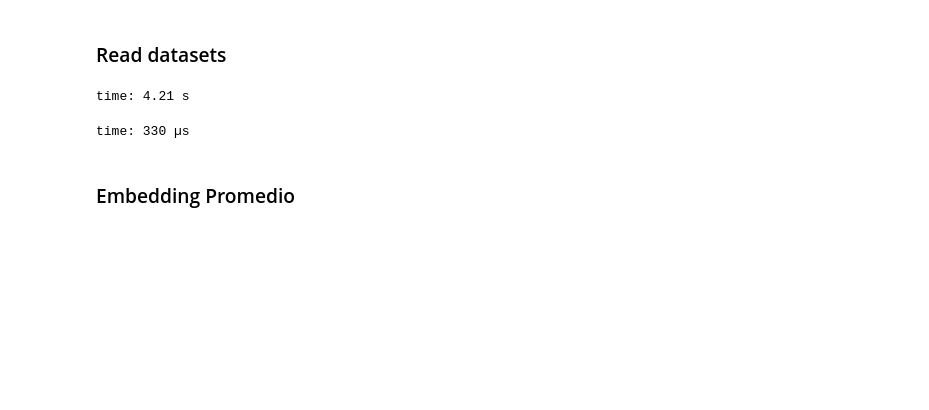
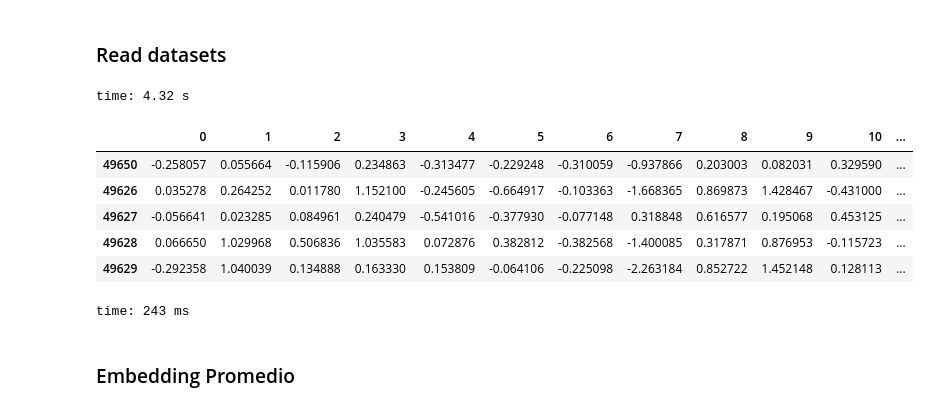
Before and after one commit to jjiguaran/text_mining, a Jupyter notebook: individual_versions/ponderation.ipynb, the cells around one changed output. Saved outputs shown, nothing was run; the diff lists cells and outputs as text; code cells hidden in the pictures; blank space fills up the shorter version.

```diff
--- a/individual_versions/ponderation.ipynb
+++ b/individual_versions/ponderation.ipynb
@@ -88,17 +88,25 @@ embeddings_average_individual = pd.read_csv(url_embeddings_average_individual.op
 
 
 embeddings_average_individual['Date'] =  pd.to_datetime(embeddings_average_individual['Date'], format='%Y-%m-%d')
+embeddings_average_individual.sort_values('Date', inplace=True)
 
 embeddings_average_individual.reset_index()
 embeddings_average_individual.fillna(0, inplace=True)
-embeddings_average_individual.tail(2)
+
 n_pc = 3
 # %% [output]
-time: 4.21 s
+time: 4.32 s
 # %%
 #embeddings_average_individual= embeddings_average_individual.drop(list(map(str, range(0, 300))), axis = 1)
+embeddings_average_individual.head()
 # %% [output]
+|  | 0 | 1 | 2 | 3 | 4 | 5 | 6 | 7 | 8 | 9 | 10 | ... |
+| 49650 | -0.258057 | 0.055664 | -0.115906 | 0.234863 | -0.313477 | -0.229248 | -0.310059 | -0.937866 | 0.203003 | 0.082031 | 0.329590 | ... |
+| 49626 | 0.035278 | 0.264252 | 0.011780 | 1.152100 | -0.245605 | -0.664917 | -0.103363 | -1.668365 | 0.869873 | 1.428467 | -0.431000 | ... |
+| 49627 | -0.056641 | 0.023285 | 0.084961 | 0.240479 | -0.541016 | -0.377930 | -0.077148 | 0.318848 | 0.616577 | 0.195068 | 0.453125 | ... |
+| 49628 | 0.066650 | 1.029968 | 0.506836 | 1.035583 | 0.072876 | 0.382812 | -0.382568 | -1.400085 | 0.317871 | 0.876953 | -0.115723 | ... |
+| 49629 | -0.292358 | 1.040039 | 0.134888 | 0.163330 | 0.153809 | -0.064106 | -0.225098 | -2.263184 | 0.852722 | 1.452148 | 0.128113 | ... |
-time: 330 µs
+time: 243 ms
 # %% [markdown]
 ### Embedding Promedio
 # %%
```
Also changed, not shown: parts of 27 cells of this notebook, 30 other files.
